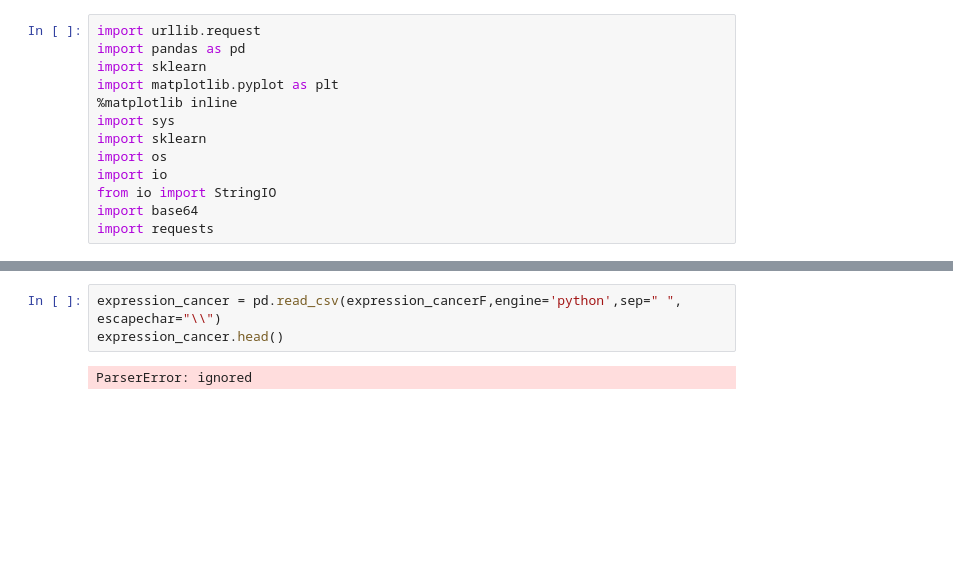
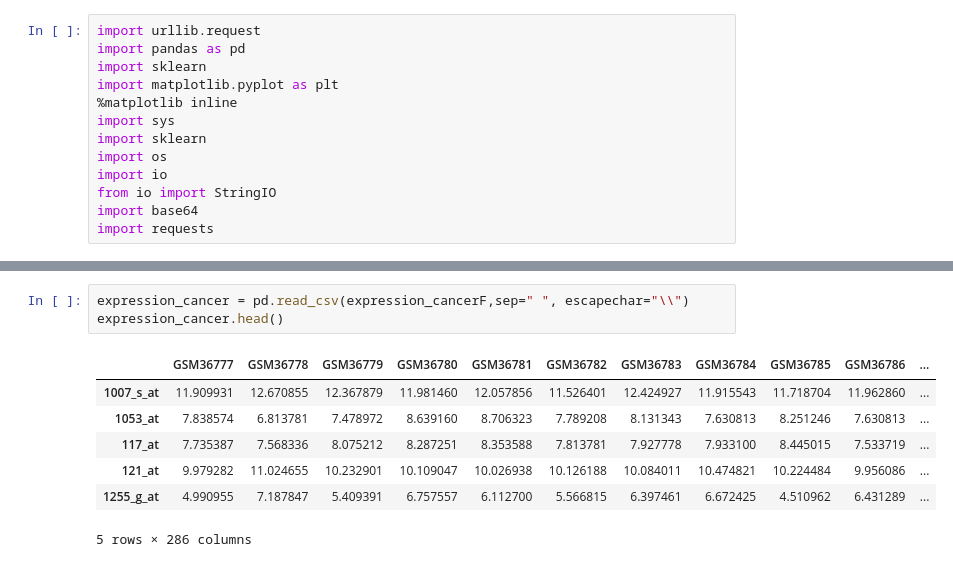
Before and after one commit to AsmaeBOUSATTA01/ML, a Jupyter notebook: Untitled14.ipynb, the cells around one changed output, grey strips where cells are left out. Drawn from its saved outputs; the diff is of its cells as text; blank space fills up the shorter version.

```diff
--- a/Untitled14.ipynb
+++ b/Untitled14.ipynb
@@ -30,5 +37,11 @@ ParserError: ignored
 # %%
-expression_cancer = pd.read_csv(expression_cancerF,engine='python',sep=" ", escapechar="\\")
+expression_cancer = pd.read_csv(expression_cancerF,sep=" ", escapechar="\\")
 expression_cancer.head()
 # %% [output]
+|  | GSM36777 | GSM36778 | GSM36779 | GSM36780 | GSM36781 | GSM36782 | GSM36783 | GSM36784 | GSM36785 | GSM36786 | ... |
+| 1007_s_at | 11.909931 | 12.670855 | 12.367879 | 11.981460 | 12.057856 | 11.526401 | 12.424927 | 11.915543 | 11.718704 | 11.962860 | ... |
+| 1053_at | 7.838574 | 6.813781 | 7.478972 | 8.639160 | 8.706323 | 7.789208 | 8.131343 | 7.630813 | 8.251246 | 7.630813 | ... |
+| 117_at | 7.735387 | 7.568336 | 8.075212 | 8.287251 | 8.353588 | 7.813781 | 7.927778 | 7.933100 | 8.445015 | 7.533719 | ... |
+| 121_at | 9.979282 | 11.024655 | 10.232901 | 10.109047 | 10.026938 | 10.126188 | 10.084011 | 10.474821 | 10.224484 | 9.956086 | ... |
+| 1255_g_at | 4.990955 | 7.187847 | 5.409391 | 6.757557 | 6.112700 | 5.566815 | 6.397461 | 6.672425 | 4.510962 | 6.431289 | ... |
-ParserError: ignored
+5 rows × 286 columns
```
Also changed, not shown: parts of 21 cells of this notebook.
